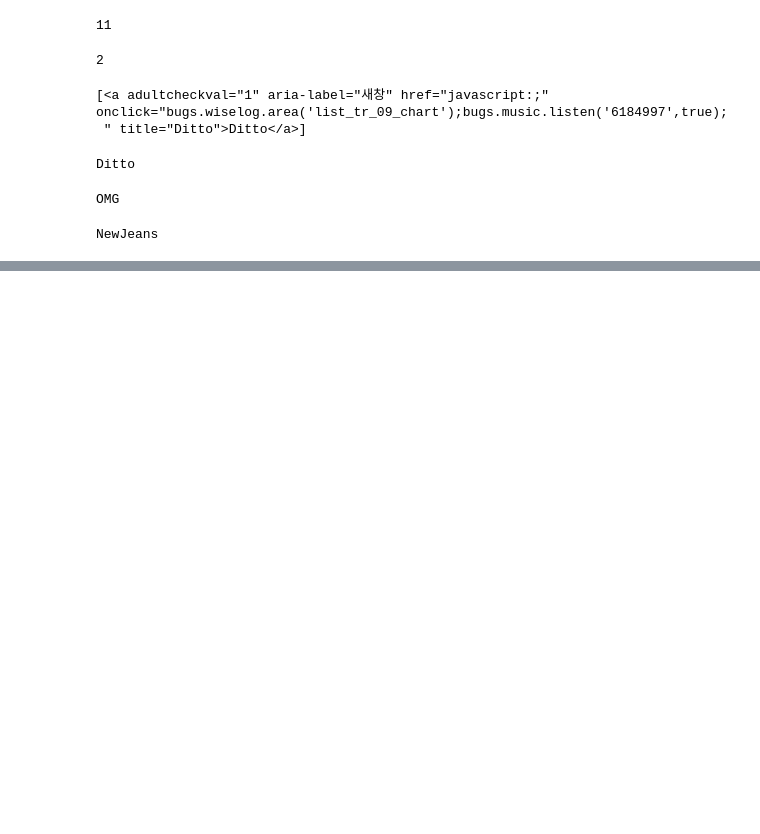
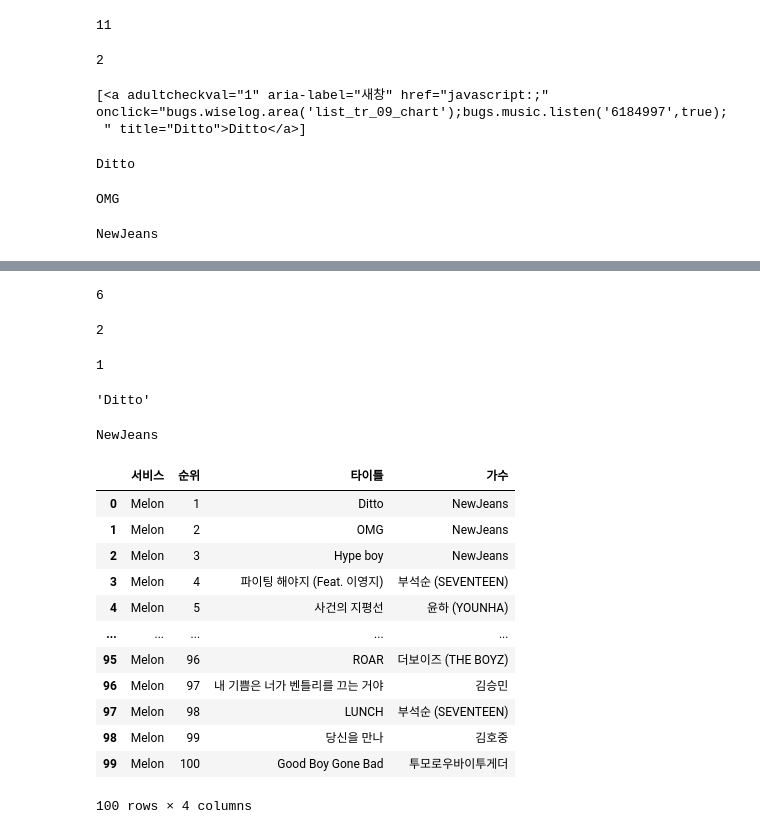
Before and after one commit to GwonDooHyeon/python, a Jupyter notebook: Crawling/day01.ipynb, the cells around one changed output, grey strips where cells are left out. Saved outputs shown, nothing was run; the diff lists cells and outputs as text; code cells hidden in the pictures; blank space fills up the shorter version.

```diff
--- a/Crawling/day01.ipynb
+++ b/Crawling/day01.ipynb
@@ -155,0 +141,20 @@ ModuleNotFoundError: No module named 'openpyxl'
+# %%
+## 멜론 차트 읽어오기
+
+# url = "Https://www.melon.com/chart/"
+# txt = requests.get(url)
+# html = bs(txt.text)
+# print(html)
+
+#멜론도 위에서 벅스처럼 크롤링을 시도하였으나 크롤링을 막고있다.
+# 따라서 다른 방식으로 크롤링 시도
+
+from selenium import webdriver # 위에서 requests랑은 다른 것
+
+driver = webdriver.Chrome('chromedriver.exe')
+driver.get("https://www.melon.com/chart/")
+
+txt = driver.page_source
+html = bs(txt)
+
+print(html)
@@ -155,0 +174,4 @@ ModuleNotFoundError: No module named 'openpyxl'
+# %%
+songs = html.select('tbody > tr')
+# %%
+song = songs[0]
@@ -155,0 +198,49 @@ ModuleNotFoundError: No module named 'openpyxl'
+# %%
+len(song.select('a'))
+# %% [output]
+6
+# %%
+len(song.select('span > a'))
+# %% [output]
+2
+# %%
+len(song.select('.rank01 > span > a'))
+# %% [output]
+1
+# %%
+song.select('.rank01 > span > a')[0].text
+# %% [output]
+'Ditto'
+# %%
+print(song.select('.rank02 > a')[0].text)
+# %% [output]
+NewJeans
+# %%
+song_data = []
+rank = 1
+
+for song in songs:
+
+    title = song.select('.rank01 > span > a')[0].text
+    singer = song.select('.rank02 > span > a')[0].text
+
+    song_data.append(['Melon', rank, title, singer])
+    rank += 1
+
+import pandas as pd
+df = pd.DataFrame(song_data, columns = ['서비스', '순위', '타이틀', '가수'])
+df
+# %% [output]
+|  | 서비스 | 순위 | 타이틀 | 가수 |
+| 0 | Melon | 1 | Ditto | NewJeans |
+| 1 | Melon | 2 | OMG | NewJeans |
+| 2 | Melon | 3 | Hype boy | NewJeans |
+| 3 | Melon | 4 | 파이팅 해야지 (Feat. 이영지) | 부석순 (SEVENTEEN) |
+| 4 | Melon | 5 | 사건의 지평선 | 윤하 (YOUNHA) |
+| ... | ... | ... | ... | ... |
+| 95 | Melon | 96 | ROAR | 더보이즈 (THE BOYZ) |
+| 96 | Melon | 97 | 내 기쁨은 너가 벤틀리를 끄는 거야 | 김승민 |
+| 97 | Melon | 98 | LUNCH | 부석순 (SEVENTEEN) |
+| 98 | Melon | 99 | 당신을 만나 | 김호중 |
+| 99 | Melon | 100 | Good Boy Gone Bad | 투모로우바이투게더 |
+100 rows × 4 columns
```
Also changed, not shown: parts of 19 cells of this notebook, 2 other files.
